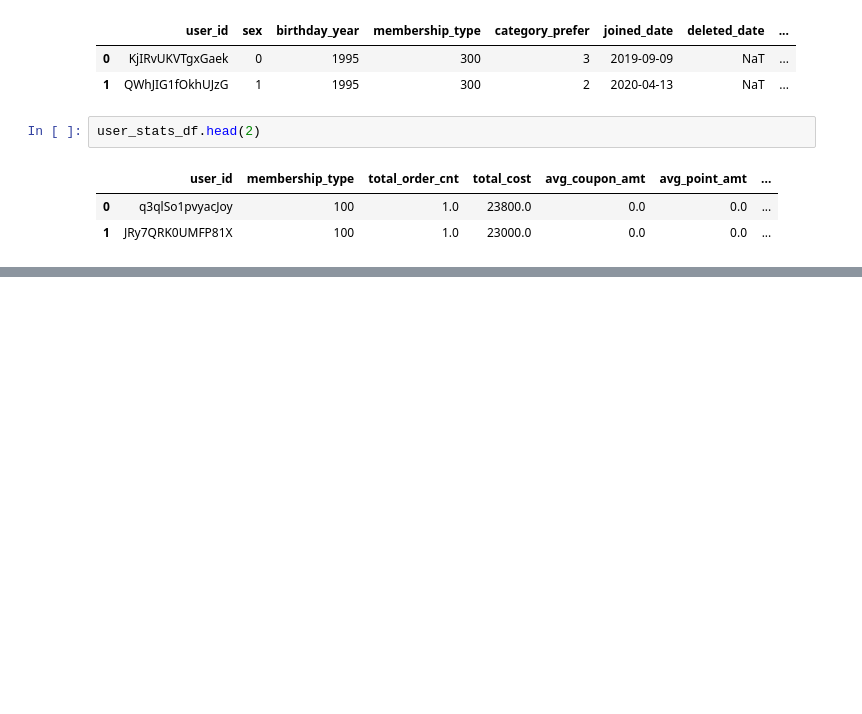
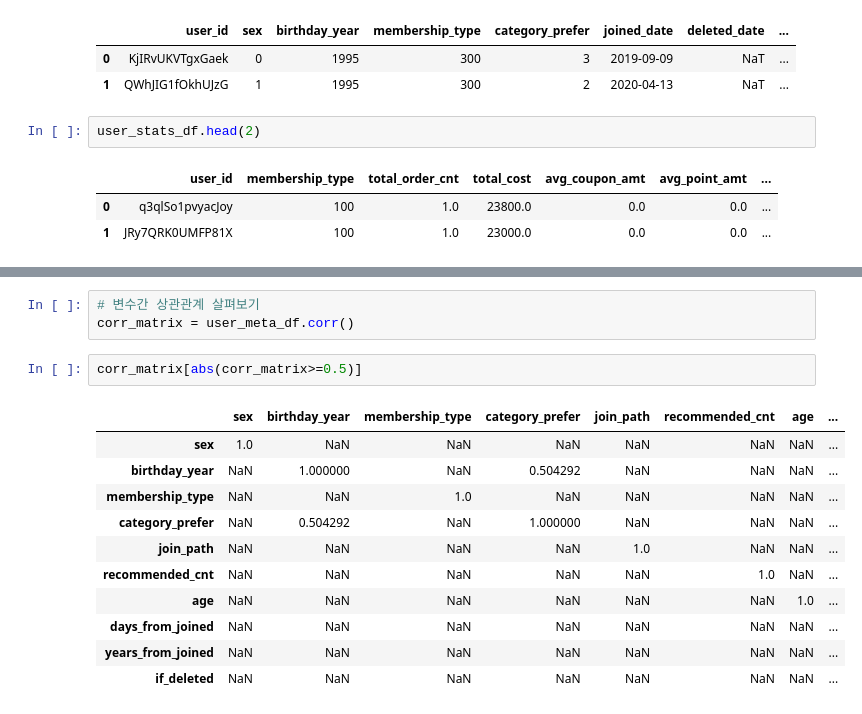
Before and after one commit to Vaycold/Python_ML, a Jupyter notebook: Clustering/E-commerce Data.ipynb, the cells around one changed output, grey strips where cells are left out. Saved outputs shown, nothing was run; the diff lists cells and outputs as text; blank space fills up the shorter version.

```diff
--- a/Clustering/E-commerce Data.ipynb
+++ b/Clustering/E-commerce Data.ipynb
@@ -61,0 +291,17 @@ user_stats_df.head(2)
+# %%
+# 변수간 상관관계 살펴보기
+corr_matrix = user_meta_df.corr()
+# %%
+corr_matrix[abs(corr_matrix>=0.5)]
+# %% [output]
+|  | sex | birthday_year | membership_type | category_prefer | join_path | recommended_cnt | age | ... |
+| sex | 1.0 | NaN | NaN | NaN | NaN | NaN | NaN | ... |
+| birthday_year | NaN | 1.000000 | NaN | 0.504292 | NaN | NaN | NaN | ... |
+| membership_type | NaN | NaN | 1.0 | NaN | NaN | NaN | NaN | ... |
+| category_prefer | NaN | 0.504292 | NaN | 1.000000 | NaN | NaN | NaN | ... |
+| join_path | NaN | NaN | NaN | NaN | 1.0 | NaN | NaN | ... |
+| recommended_cnt | NaN | NaN | NaN | NaN | NaN | 1.0 | NaN | ... |
+| age | NaN | NaN | NaN | NaN | NaN | NaN | 1.0 | ... |
+| days_from_joined | NaN | NaN | NaN | NaN | NaN | NaN | NaN | ... |
+| years_from_joined | NaN | NaN | NaN | NaN | NaN | NaN | NaN | ... |
+| if_deleted | NaN | NaN | NaN | NaN | NaN | NaN | NaN | ... |
```
Also changed, not shown: parts of 45 cells of this notebook.
